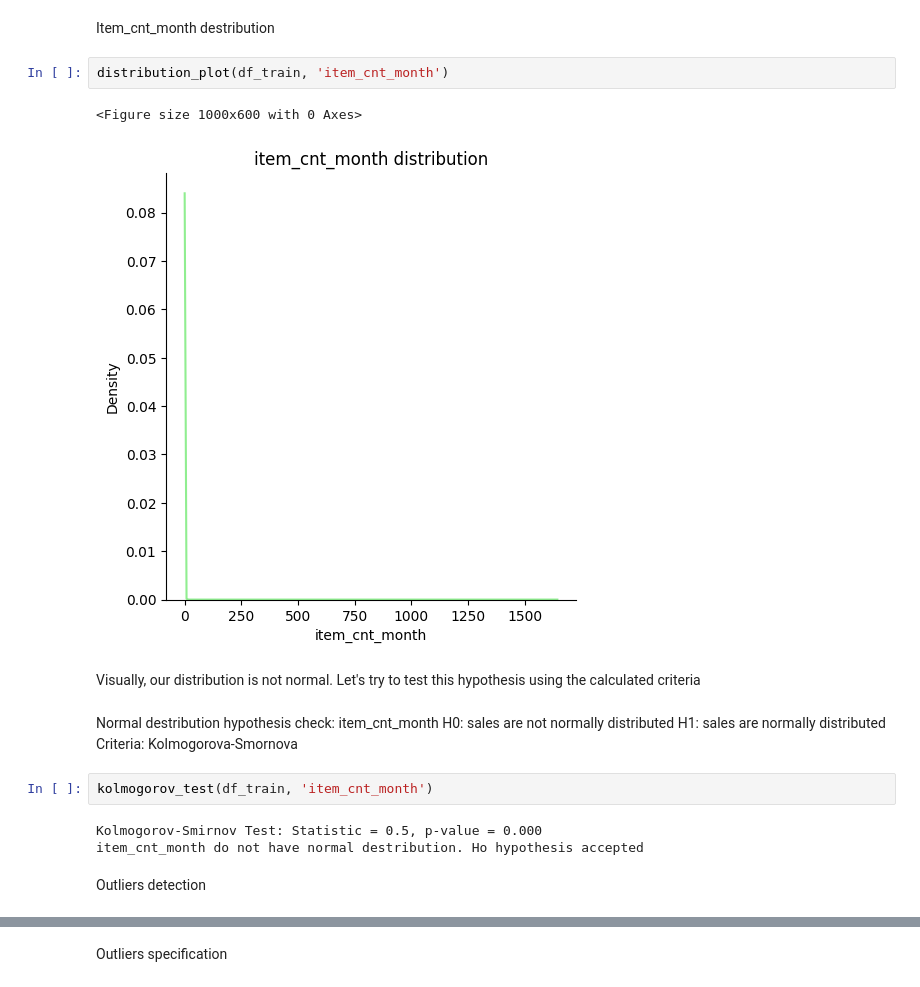
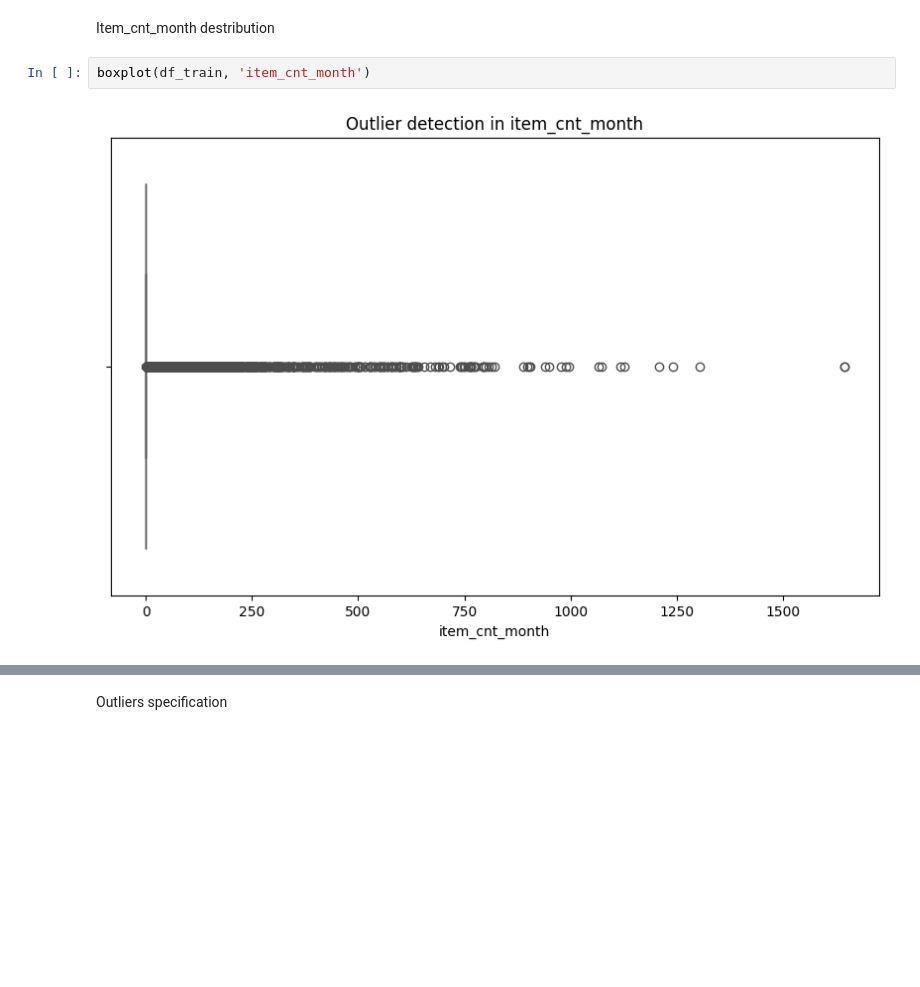
Before and after one commit to YPolina/Trainee, a Jupyter notebook: EDA.ipynb, the cells around one changed output, grey strips where cells are left out. Cells and saved outputs as stored; diff of their text form; blank space fills up the shorter version.

Commit message:
DS-1.2 EDA Changes: -	Item_price and item_cnt_month distribution

```diff
--- a/EDA.ipynb
+++ b/EDA.ipynb
@@ -39,22 +39,6 @@ df_train.loc[df_train['item_cnt_month'] < 0, 'item_cnt_month'] = np.multiply(df_
 # %% [markdown]
 Item_cnt_month destribution
 # %%
-distribution_plot(df_train, 'item_cnt_month')
+boxplot(df_train, 'item_cnt_month')
 # %% [output]
-<Figure size 1000x600 with 0 Axes>
-[figure, old version]
+[figure, new version]
-# %% [markdown]
-Visually, our distribution is not normal.
-Let's try to test this hypothesis using the calculated criteria
-# %% [markdown]
-Normal destribution hypothesis check: item_cnt_month
-H0: sales are not normally distributed
-H1: sales are normally distributed
-Criteria: Kolmogorova-Smornova
-# %%
-kolmogorov_test(df_train, 'item_cnt_month')
-# %% [output]
-Kolmogorov-Smirnov Test: Statistic = 0.5, p-value = 0.000
-item_cnt_month do not have normal destribution. Ho hypothesis accepted
-# %% [markdown]
-Outliers detection
```
Also changed, not shown: parts of 28 cells of this notebook, 2 other files.
